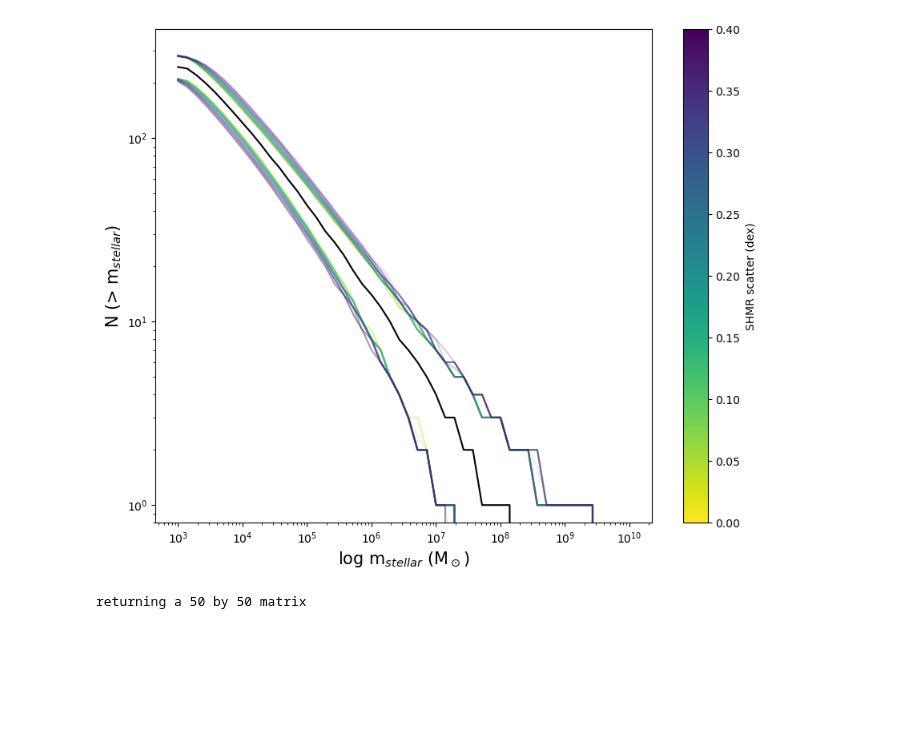
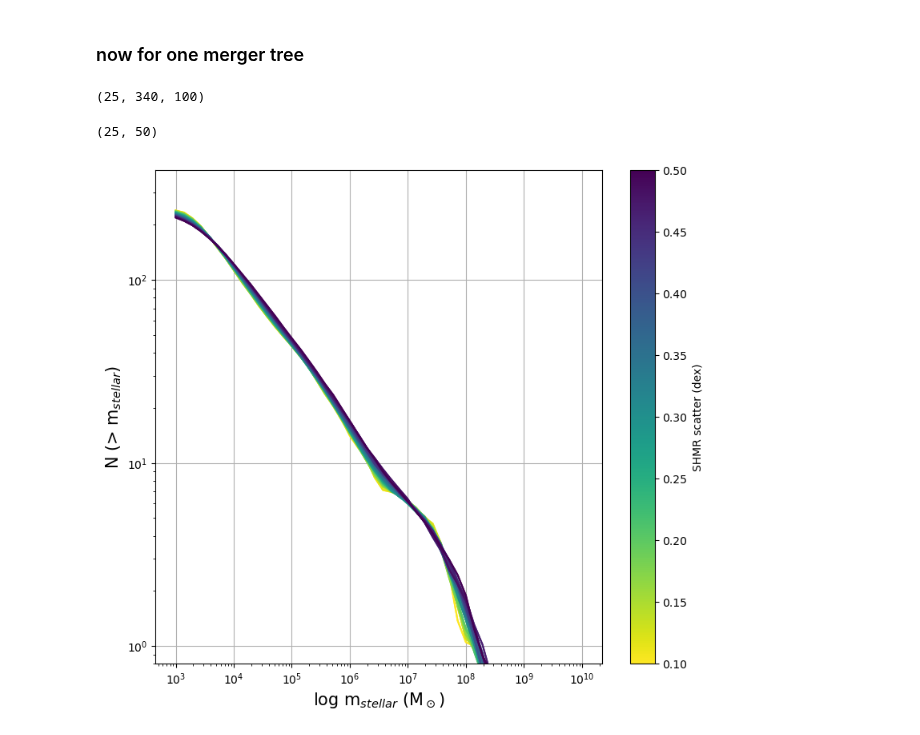
Before and after one commit to jsmonzon/SatGen, a Jupyter notebook: notebooks/CSMF_scatter.ipynb, the cells around one changed output. Cells and saved outputs as stored; diff of their text form; code cells hidden in the pictures; blank space fills up the shorter version.

```diff
--- a/notebooks/CSMF_scatter.ipynb
+++ b/notebooks/CSMF_scatter.ipynb
@@ -40,0 +381,13 @@ colors = mpl.cm.viridis_r(np.linspace(0, 1, scatter_pix))
+# %%
+plt.figure(figsize=(9,8))
+
+for i in range(5):
+    plt.plot(scatter_range, median_scatter_select[i], label="Ms= "+str(masses[i]))
+    plt.axhline(median_det[i], ls="--", color="grey")
+
+
+plt.xlabel("SHMR scatter (dex)", fontsize=15)
+plt.ylabel("$\mathrm{N}_{50}$", fontsize=15)
+plt.grid(alpha=0.4)
+plt.legend(loc=2)
+plt.show()
@@ -41,27 +396,37 @@ colors = mpl.cm.viridis_r(np.linspace(0, 1, scatter_pix))
+# %% [markdown]
+### now for one merger tree
+# %%
+MT = mat[:,320,:,:]
+# %%
+MT.shape
+# %% [output]
+(25, 340, 100)
+# %%
+new_mat_1D = np.zeros(shape=(scatter_pix,N_samples,50))
+
+for k in range(scatter_pix):
+    for n in range(N_samples):
+        new_mat_1D[k,n] = CSMF_1D(MT[k,:,n], plot=False)
+# %%
+across_samp_1D = np.average(new_mat_1D,axis=1)
+
+across_samp_1D.shape
+# %% [output]
+(25, 50)
 # %%
-plt.figure(figsize=(10,8))
+plt.figure(figsize=(9, 8)) # now plotting the color-coded CSMF!!
 
-for i,val in enumerate(mat):
-
-    plt.plot(surv_massr, val[0,:], alpha=0.1, color=colors[i])
-    plt.plot(surv_massr, val[2,:], alpha=0.1, color=colors[i])
-
-plt.plot(surv_massr, surv_CSMF[1,:], color="black")
+for i in range(scatter_pix):
+    plt.plot(mass_range, across_samp_1D[i], color=colors[i])
+    plt.plot(mass_range, across_samp_1D[i], color=colors[i])
 
 plt.yscale("log")
 plt.xscale("log")
+plt.grid()
 plt.colorbar(cmap, label="SHMR scatter (dex)")
 plt.xlabel("log m$_{stellar}$ (M$_\odot$)", fontsize=15)
 plt.ylabel("N (> m$_{stellar}$)", fontsize=15)
 plt.ylim(0.8)
 plt.show()
 # %% [output]
-[figure, old version]
+[figure, new version]
-# %%
-stat = scatter_stat(mat, surv_CSMF)
-
-m4 = stat[:,8]
-m5 = stat[:,15]
-m6 = stat[:,22]
-# %% [output]
-returning a 50 by 50 matrix
```
Also changed, not shown: parts of 48 cells of this notebook, 10 other files.
